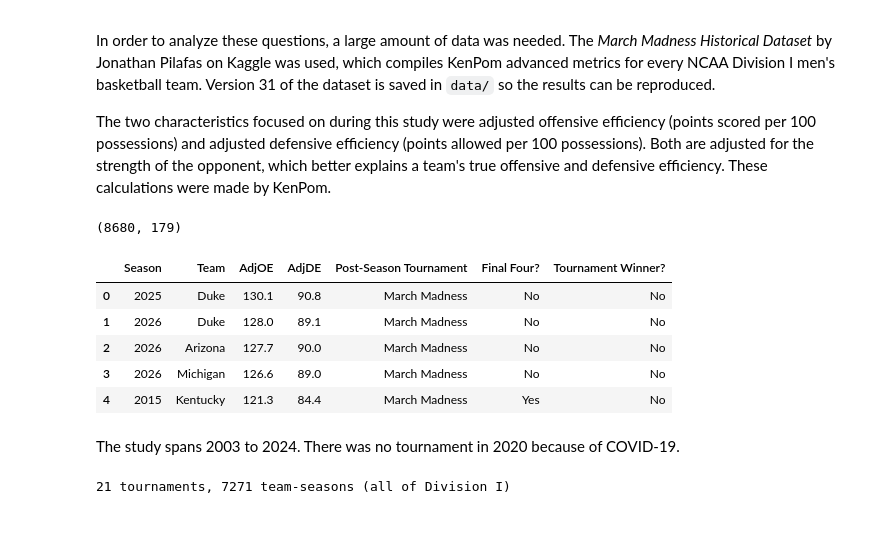
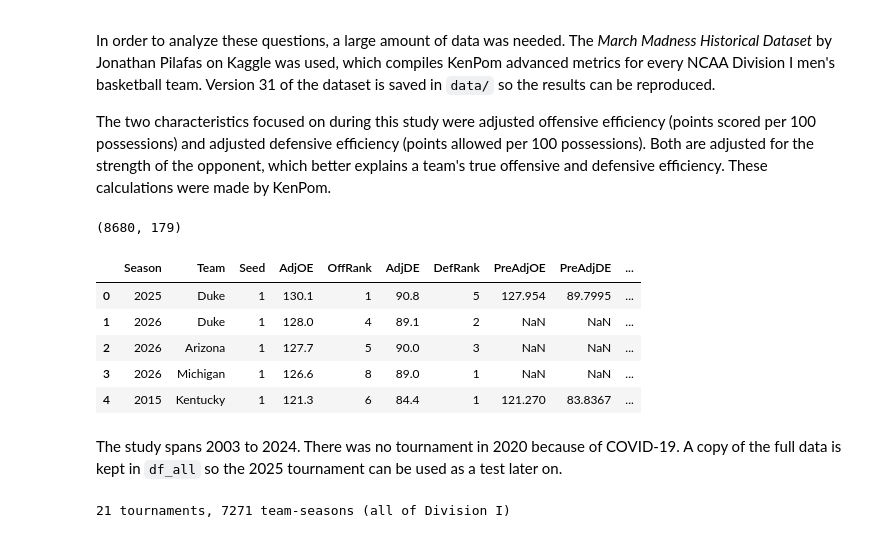
Before and after one commit to ColeDiGregorio/march-madness-analysis, a Jupyter notebook: march_madness.ipynb, the cells around one changed output. Saved outputs shown, nothing was run; the diff lists cells and outputs as text; code cells hidden in the pictures.

```diff
--- a/march_madness.ipynb
+++ b/march_madness.ipynb
@@ -40,22 +41,29 @@ These calculations were made by KenPom.
 # %%
 df = pd.read_csv("data/march_madness_kaggle_v31.csv")
 print(df.shape)
 
-df = df[["Season", "Mapped ESPN Team Name",
-         "Adjusted Offensive Efficiency", "Adjusted Defensive Efficiency",
+df = df[["Season", "Mapped ESPN Team Name", "Seed",
+         "Adjusted Offensive Efficiency", "Adjusted Offensive Efficiency Rank",
+         "Adjusted Defensive Efficiency", "Adjusted Defensive Efficiency Rank",
+         "Pre-Tournament.AdjOE", "Pre-Tournament.AdjDE",
          "Post-Season Tournament", "Final Four?", "Tournament Winner?"]]
 df = df.rename(columns={"Mapped ESPN Team Name": "Team",
                         "Adjusted Offensive Efficiency": "AdjOE",
-                        "Adjusted Defensive Efficiency": "AdjDE"})
+                        "Adjusted Offensive Efficiency Rank": "OffRank",
+                        "Adjusted Defensive Efficiency": "AdjDE",
+                        "Adjusted Defensive Efficiency Rank": "DefRank",
+                        "Pre-Tournament.AdjOE": "PreAdjOE",
+                        "Pre-Tournament.AdjDE": "PreAdjDE"})
 df.head()
 # %% [output]
 (8680, 179)
-|  | Season | Team | AdjOE | AdjDE | Post-Season Tournament | Final Four? | Tournament Winner? |
-| 0 | 2025 | Duke | 130.1 | 90.8 | March Madness | No | No |
-| 1 | 2026 | Duke | 128.0 | 89.1 | March Madness | No | No |
-| 2 | 2026 | Arizona | 127.7 | 90.0 | March Madness | No | No |
-| 3 | 2026 | Michigan | 126.6 | 89.0 | March Madness | No | No |
-| 4 | 2015 | Kentucky | 121.3 | 84.4 | March Madness | Yes | No |
+|  | Season | Team | Seed | AdjOE | OffRank | AdjDE | DefRank | PreAdjOE | PreAdjDE | ... |
+| 0 | 2025 | Duke | 1 | 130.1 | 1 | 90.8 | 5 | 127.954 | 89.7995 | ... |
+| 1 | 2026 | Duke | 1 | 128.0 | 4 | 89.1 | 2 | NaN | NaN | ... |
+| 2 | 2026 | Arizona | 1 | 127.7 | 5 | 90.0 | 3 | NaN | NaN | ... |
+| 3 | 2026 | Michigan | 1 | 126.6 | 8 | 89.0 | 1 | NaN | NaN | ... |
+| 4 | 2015 | Kentucky | 1 | 121.3 | 6 | 84.4 | 1 | 121.270 | 83.8367 | ... |
 # %% [markdown]
-The study spans 2003 to 2024. There was no tournament in 2020 because of COVID-19.
+The study spans 2003 to 2024. There was no tournament in 2020 because of COVID-19. A copy of the full data is
+kept in `df_all` so the 2025 tournament can be used as a test later on.
 # %%
```
Also changed, not shown: parts of 22 cells of this notebook, 8 other files.
